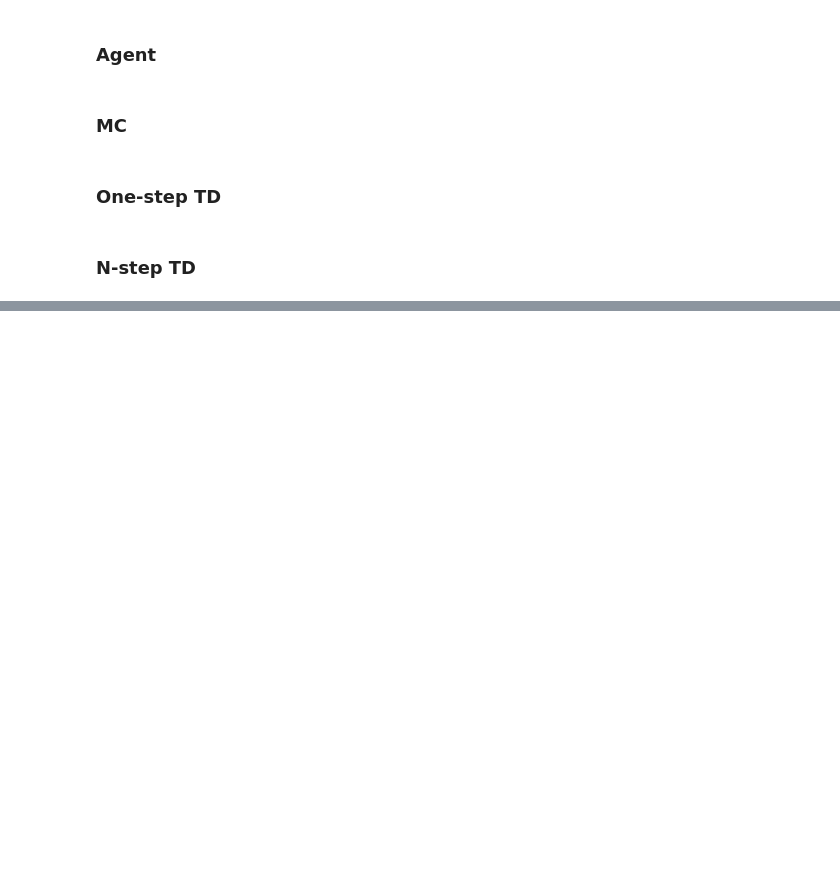
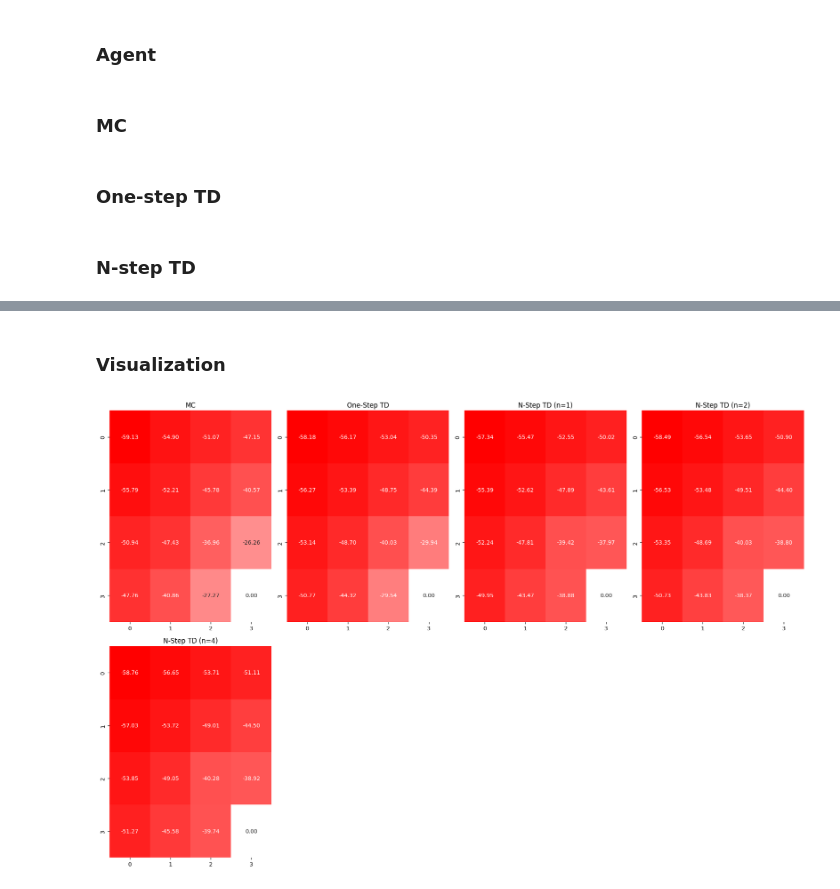
Before and after one commit to Aprilistic/reinforcement_learning, a Jupyter notebook: RL_spring_2024/homework/nStepTD/gridworld.ipynb, the cells around one changed output, grey strips where cells are left out. Drawn from its saved outputs; the diff is of its cells as text; code cells hidden in the pictures; blank space fills up the shorter version.

```diff
--- a/RL_spring_2024/homework/nStepTD/gridworld.ipynb
+++ b/RL_spring_2024/homework/nStepTD/gridworld.ipynb
@@ -87,19 +88,19 @@ def MC_evaluation(gamma: float = 1.0, alpha: float = 0.001, num_episodes: int =
     for episode in tqdm(range(num_episodes)):
         env.reset()
         state = env.get_state()
-        terminated = False
+        done = False
         trajectory = []
-        while not terminated:
+        while not done:
             action = agent.select_action()
-            next_state, reward, terminated = env.step(action)
+            next_state, reward, done = env.step(action)
             trajectory.append((state, reward))
             state = next_state
 
         G = 0
         for transition in trajectory[::-1]:
             state, reward = transition
-            G = reward + gamma*G
-            V[state] = V[state] + alpha*(G - V[state])
+            G = reward + gamma * G
+            V[state] += alpha * (G - V[state])
 
     return V
 # %% [markdown]
@@ -113,10 +114,10 @@ def One_Step_TD_evaluation(gamma: float = 1.0, alpha: float = 0.001, num_episode
     for episode in tqdm(range(num_episodes)):
         env.reset()
         state = env.get_state()
-        terminated = False
-        while not terminated:
+        done = False
+        while not done:
             action = agent.select_action()
-            next_state, reward, terminated = env.step(action)
+            next_state, reward, done = env.step(action)
             V[state] = V[state] + alpha * (reward + gamma * V[next_state] - V[state])
             state = next_state
     return V
@@ -131,7 +132,7 @@ def N_Step_TD_evaluation(n: int, gamma: float = 1.0, alpha: float = 0.001, num_e
     for episode in tqdm(range(num_episodes)):
         env.reset()
         state = env.get_state()
-        terminated = False
+        done = False
         trajectory = []
         trajectory.append((state, 0))
         T = np.inf
@@ -140,10 +141,10 @@ def N_Step_TD_evaluation(n: int, gamma: float = 1.0, alpha: float = 0.001, num_e
         while True:
             if t < T:
                 action = agent.select_action()
-                next_state, reward, terminated = env.step(action)
+                next_state, reward, done = env.step(action)
                 trajectory.append((state, reward))
 
-                if terminated:
+                if done:
                     T = t + 1
                 else:
                     state = next_state
@@ -201,0 +165,27 @@ TD(0): [[-58.24218197 -56.2696774  -53.21787154 -50.6497432 ]
+# %% [markdown]
+### Visualization
+# %%
+from matplotlib.colors import LinearSegmentedColormap
+
+def visualize_with_titles(data_dict):
+    plt.figure(figsize=(18, 12))
+    custom_cmap = LinearSegmentedColormap.from_list("red_white", ["red", "white"], N=256)
+
+    for i, (title, data) in enumerate(data_dict.items(), start=1):
+        plt.subplot(2, 4, i)
+        sns.heatmap(data, annot=True, fmt=".2f", cmap=custom_cmap, cbar=False)
+        plt.title(title)
+
+    plt.tight_layout()
+    plt.show()
+# %%
+data_dict = {}
+data_dict["MC"] = MC_evaluation()
+data_dict["One-Step TD"] = One_Step_TD_evaluation()
+data_dict["N-Step TD (n=1)"] = N_Step_TD_evaluation(n=1)
+data_dict["N-Step TD (n=2)"] = N_Step_TD_evaluation(n=2)
+data_dict["N-Step TD (n=4)"] = N_Step_TD_evaluation(n=4)
+
+visualize_with_titles(data_dict)
+# %% [output]
+[figure, added]
```
Also changed, not shown: parts of 3 cells of this notebook, 1 other file.
